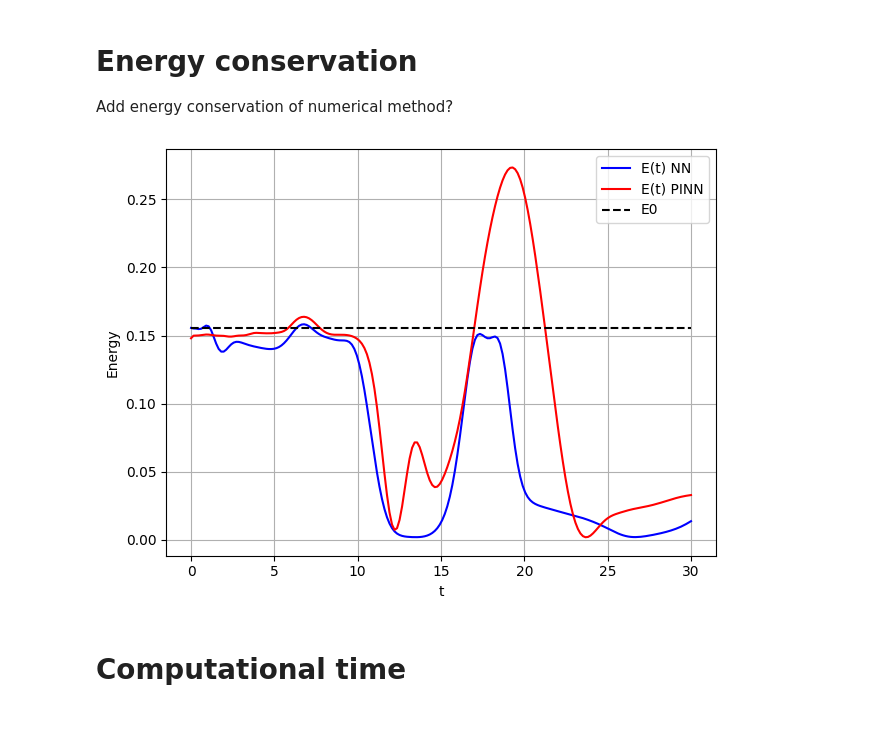
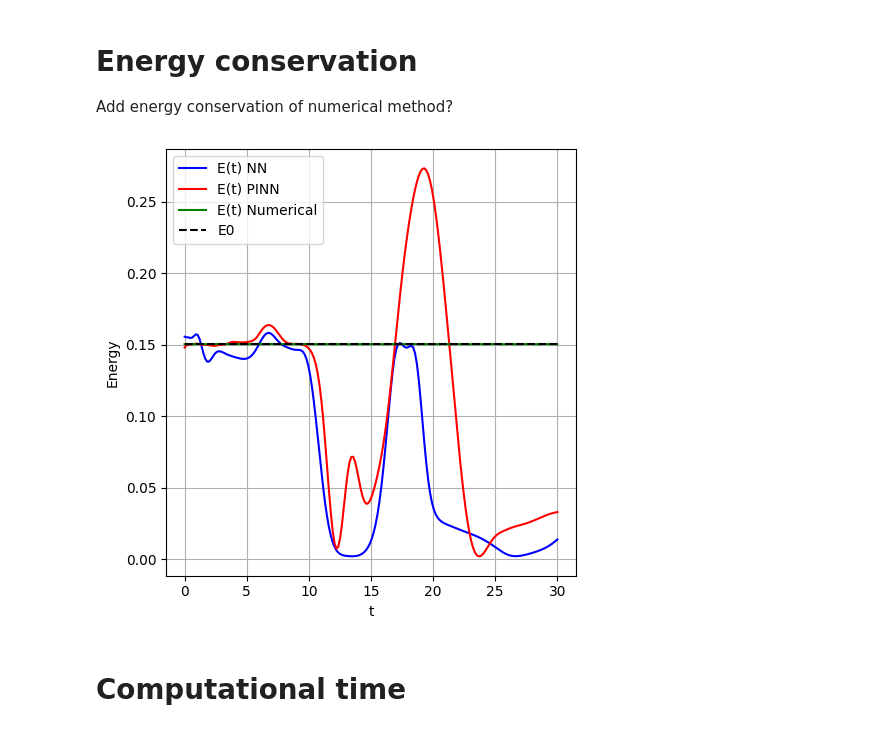
Before and after one commit to gvansan/Machine-learning-project, a Jupyter notebook: Compare_NN_PINN.ipynb, the cells around one changed output. Saved outputs shown, nothing was run; the diff lists cells and outputs as text; code cells hidden in the pictures.

Commit message:
added energy

```diff
--- a/Compare_NN_PINN.ipynb
+++ b/Compare_NN_PINN.ipynb
@@ -444,44 +444,56 @@ plt.show()
 Add energy conservation of numerical method?
 # %%
 n = 0  # choose trajectory index
+
+#Energy analytical (true)
+x_analytical = x0 * np.cos(w * test_generalization["t_tensor"][n]) + (v0 / w) * np.sin(w * test_generalization["t_tensor"][n])
+v_analytical = -x0 * w * np.sin(w * test_generalization["t_tensor"][n]) +  v0 * np.cos(w * test_generalization["t_tensor"][n])
+E_analytical = 0.5 * v_analytical**2 + 0.5 * float(w)**2 * x_analytical**2
+
+#Energy conservation numerical system
+y0 = [test_generalization["x0_tensor"][n][0], test_generalization["x0_tensor"][n][1]]  # initial condition [x0, v0]
+t_span = test_generalization["t_tensor"][n][0], test_generalization["t_tensor"][n][-1]
+k = test_generalization["args_tensor"][n]
+
+diff = differential_equation_2_order
+sol = sp.integrate.solve_ivp(diff, t_span, y0, t_eval=test_generalization["t_tensor"][n], method='RK45', args=(k))
+x = sol.y[0]     # position
+v = sol.y[1]     # velocity
+
+w_value = np.sqrt(float(k))
+E_num = 0.5 * v**2 + 0.5 * w_value**2 * x**2
+E0_num = E_num[0]
 
 # Position
 x_NN = y_pred_generalization_NN[n].detach().cpu().numpy()
 x_PINN = y_pred_generalization_PINN[n].detach().cpu().numpy()
 
 # Time
 t = test_generalization["t_tensor"][n].detach().cpu().numpy()
 
 # Velocity via finite difference
 v_NN = np.gradient(x_NN, t)
 v_PINN = np.gradient(x_PINN, t)
 
 w = np.sqrt(k_val)
 #Energy conservation (check on generalized data)
 E_t_NN = 0.5 * v_NN**2 + 0.5 * w**2 * x_NN**2
-E0_NN = E_t_NN[0]
 E_t_PINN = 0.5 * v_PINN**2 + 0.5 * w**2 * x_PINN**2
-E0_PINN = E_t_PINN[0]
 
-# diagnostics
-abs_dev_NN = np.max(np.abs(E_t_NN - E0_NN))
-rel_dev_NN = np.max(np.abs((E_t_NN - E0_NN) / E0_NN))
-abs_dev_PINN = np.max(np.abs(E_t_PINN - E0_PINN))
-rel_dev_PINN = np.max(np.abs((E_t_PINN - E0_PINN) / E0_PINN))
-
+plt.figure(figsize=(5, 5))
 plt.plot(test_generalization["t_tensor"][n], E_t_NN, label='E(t) NN', color="blue")
 plt.plot(test_generalization["t_tensor"][n], E_t_PINN, label='E(t) PINN', color="red")
-plt.hlines(E0_NN, sol.t[0], sol.t[-1], colors='k', linestyles='dashed', label='E0')
-#plt.hlines(E0_PINN, sol.t[0], sol.t[-1], colors='k', linestyles='dashed', label='E0') #both same EO?
+plt.plot(test_generalization["t_tensor"][n], E_num, label='E(t) Numerical', color="green")
+plt.hlines(E_analytical[0], sol.t[0], sol.t[-1], colors='k', linestyles='dashed', label='E0')
 plt.xlabel('t')
 plt.ylabel('Energy')
 plt.legend()
 plt.grid(True)
 plt.tight_layout()
 plt.savefig("Images/Energy_NN_PINN")
 plt.show()
 # %% [output]
-[figure, old version]
+[figure, new version]
 # %% [markdown]
 # Computational time
 # %%
```
Also changed, not shown: 1 other file.
